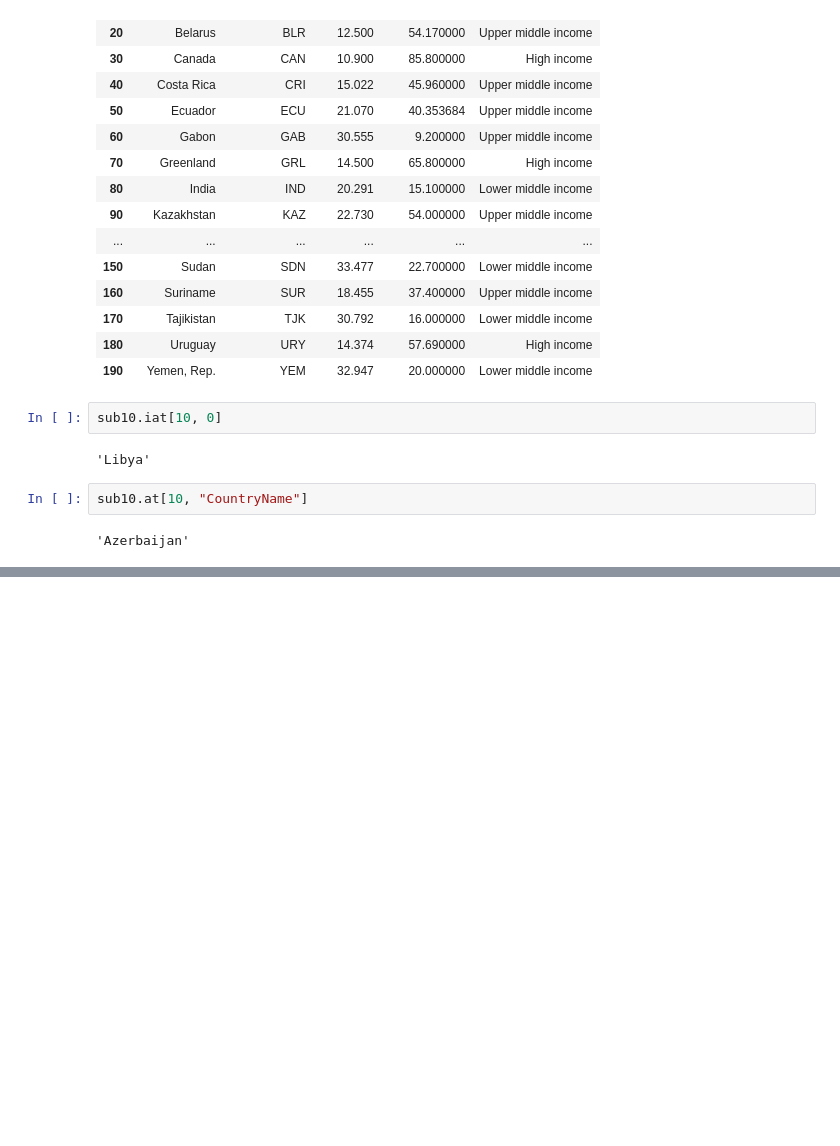
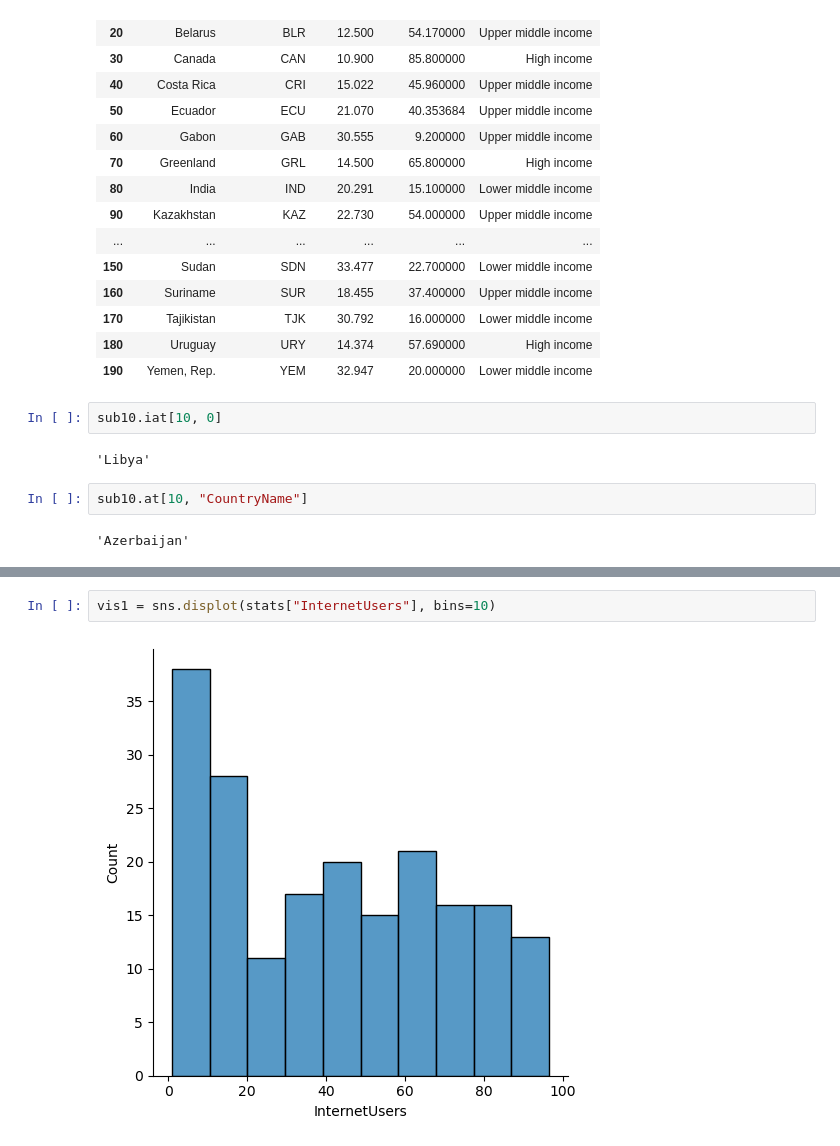
Before and after one commit to nicky-ops/Python_for_data_science, a Jupyter notebook: DataFrames.ipynb, the cells around one changed output, grey strips where cells are left out. Cells and saved outputs as stored; diff of their text form; blank space fills up the shorter version.

```diff
--- a/DataFrames.ipynb
+++ b/DataFrames.ipynb
@@ -636,0 +660,4 @@ sub10.at[10, "CountryName"]
+# %%
+vis1 = sns.displot(stats["InternetUsers"], bins=10)
+# %% [output]
+[figure, added]
```
Also changed, not shown: parts of 7 cells of this notebook.
